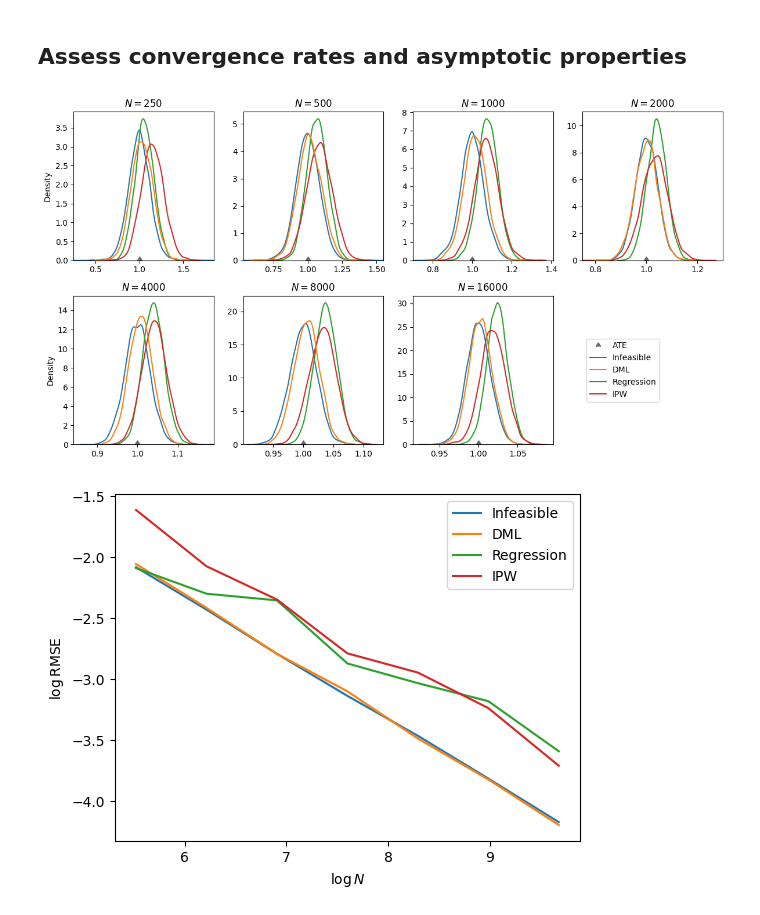
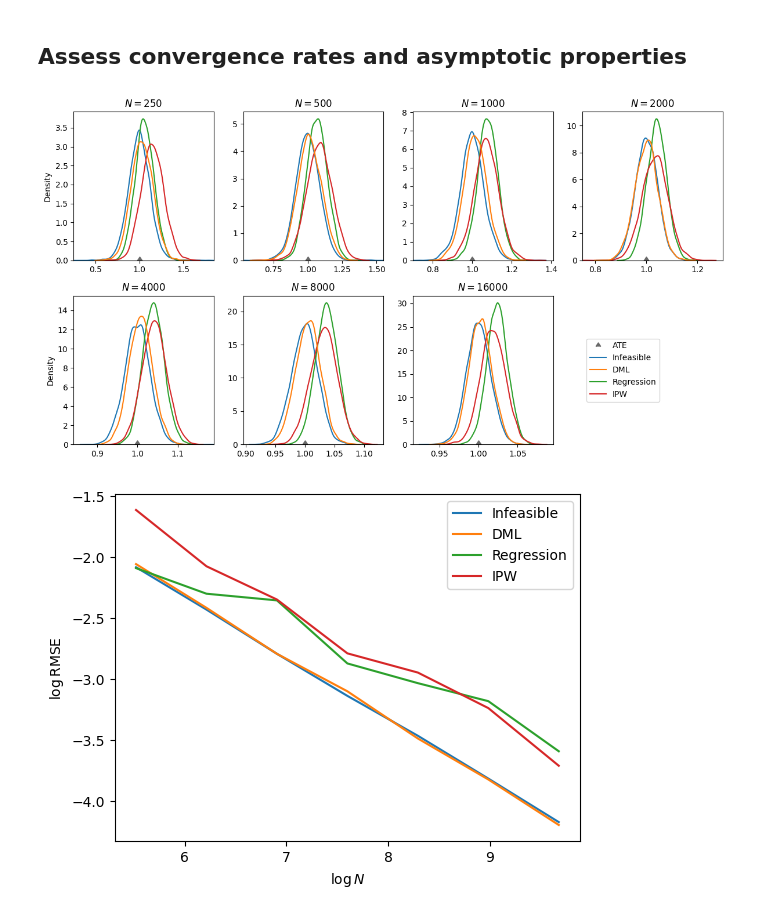
Before and after one commit to zijianwang2000/MA_CausalML, a Jupyter notebook: 1. Neyman orthogonality eliminates non-parametric convergence rate/DML_vs_classical.ipynb, the cells around one changed output. Saved outputs shown, nothing was run; the diff lists cells and outputs as text; code cells hidden in the pictures.

Commit message:
Update plot

```diff
--- a/1. Neyman orthogonality eliminates non-parametric convergence rate/DML_vs_classical.ipynb
+++ b/1. Neyman orthogonality eliminates non-parametric convergence rate/DML_vs_classical.ipynb
@@ -29,35 +29,34 @@ for i, (N, results) in enumerate(results_dict.items()):
     sns.kdeplot(ate_estimates[:,3], ax=ax, color=colors[3], label='IPW')
     sns.kdeplot(ate_estimates[:,1], ax=ax, color=colors[1], label='DML')
     ax.set_title(r'$N=$' + f'{N}')
 
     if not (i==0 or i==4):
         ax.set_ylabel('')
     if i==0:
         ax.set_xlim(left=0.25, right=1.85)
     elif i==1:
         ax.set_xlim(left=0.53, right=1.55)
     elif i==2:
         ax.set_xlim(left=0.7, right=None)
     elif i==3:
         ax.set_xlim(left=0.75, right=None)
     elif i==4:
         ax.set_xlim(left=None, right=1.19)
     elif i==5:
-        ax.set_xlim(left=0.9001, right=None)
         ax.set_yticks([0, 5, 10, 15, 20])
     if i==6:
         handles, labels = ax.get_legend_handles_labels()
 
 order = [0, 1, 4, 2, 3]
 axes.flat[-1].legend([handles[j] for j in order], [labels[j] for j in order],
                      loc='center left', bbox_to_anchor=(0, 0.5))
 axes.flat[-1].axis('off')
 fig.tight_layout()
 
 for fmt in ['png', 'pdf']:
     fig.savefig(f'figures/Visual_comparison.{fmt}', dpi=300, bbox_inches='tight')
 # %% [output]
-[figure, old version]
+[figure, new version]
 # %%
 # Convergence rates
 rmse = np.empty((len(sample_sizes), 4))
```
Also changed, not shown: 6 other files.
